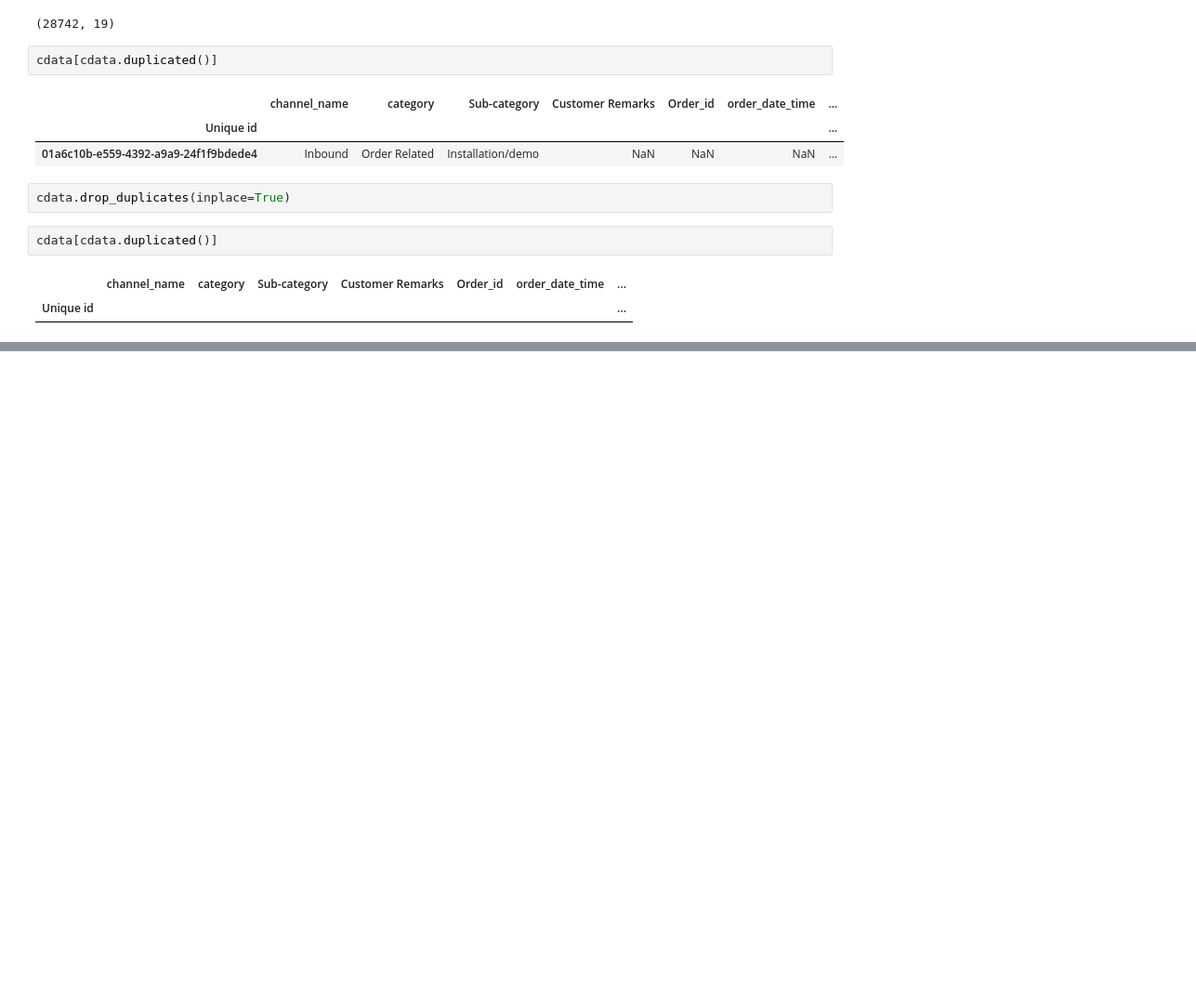
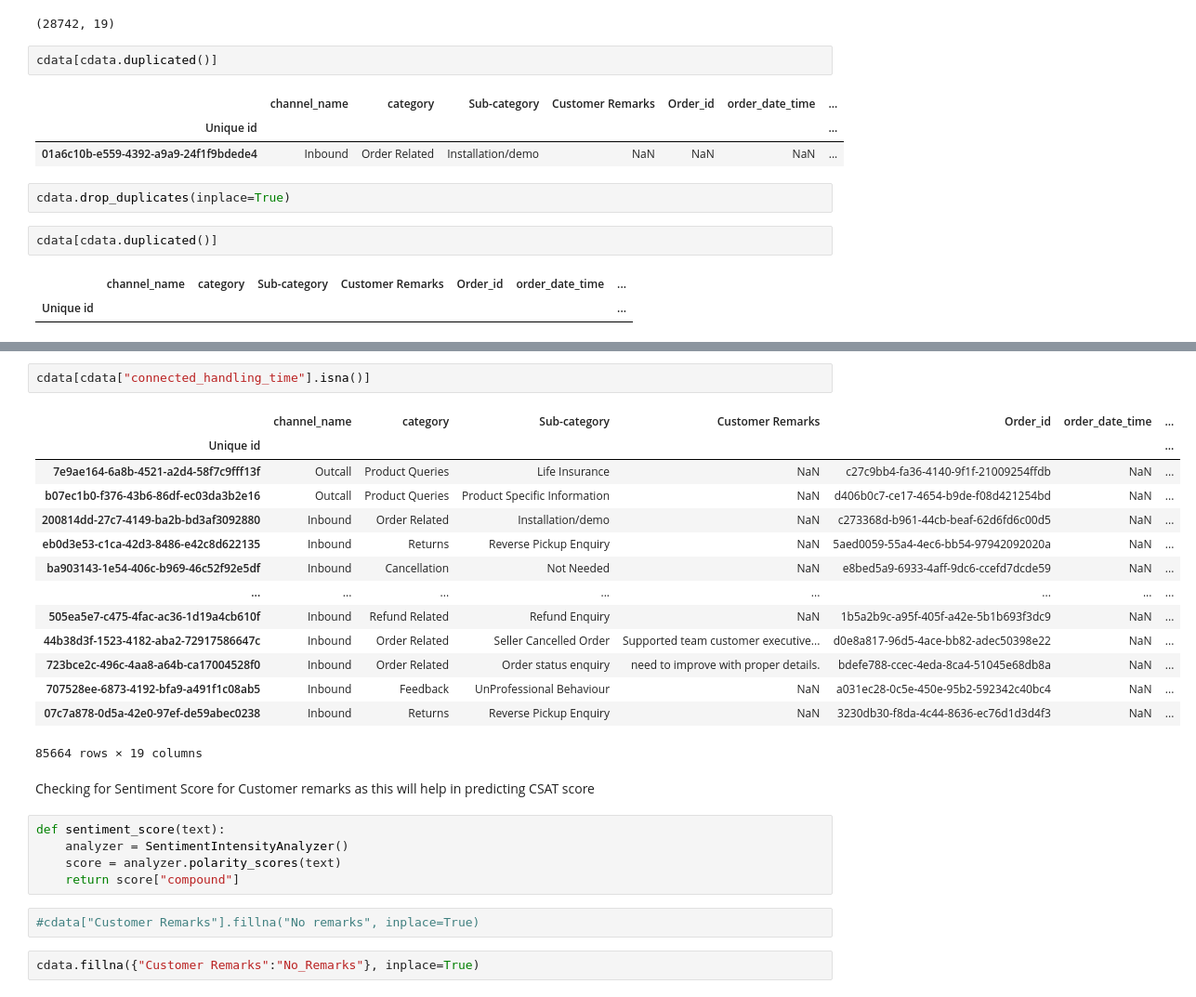
Before and after one commit to sushantkas/DEEP-CSAT-Project, a Jupyter notebook: EDA.ipynb, the cells around one changed output, grey strips where cells are left out. Shown: that part at 93% size. Cells and saved outputs as stored; diff of their text form; blank space fills up the shorter version.

```diff
--- a/EDA.ipynb
+++ b/EDA.ipynb
@@ -145,0 +247,28 @@ cdata[cdata.duplicated()]
+# %%
+cdata[cdata["connected_handling_time"].isna()]
+# %% [output]
+|  | channel_name | category | Sub-category | Customer Remarks | Order_id | order_date_time | ... |
+| Unique id |  |  |  |  |  |  | ... |
+| 7e9ae164-6a8b-4521-a2d4-58f7c9fff13f | Outcall | Product Queries | Life Insurance | NaN | c27c9bb4-fa36-4140-9f1f-21009254ffdb | NaN | ... |
+| b07ec1b0-f376-43b6-86df-ec03da3b2e16 | Outcall | Product Queries | Product Specific Information | NaN | d406b0c7-ce17-4654-b9de-f08d421254bd | NaN | ... |
+| 200814dd-27c7-4149-ba2b-bd3af3092880 | Inbound | Order Related | Installation/demo | NaN | c273368d-b961-44cb-beaf-62d6fd6c00d5 | NaN | ... |
+| eb0d3e53-c1ca-42d3-8486-e42c8d622135 | Inbound | Returns | Reverse Pickup Enquiry | NaN | 5aed0059-55a4-4ec6-bb54-97942092020a | NaN | ... |
+| ba903143-1e54-406c-b969-46c52f92e5df | Inbound | Cancellation | Not Needed | NaN | e8bed5a9-6933-4aff-9dc6-ccefd7dcde59 | NaN | ... |
+| ... | ... | ... | ... | ... | ... | ... | ... |
+| 505ea5e7-c475-4fac-ac36-1d19a4cb610f | Inbound | Refund Related | Refund Enquiry | NaN | 1b5a2b9c-a95f-405f-a42e-5b1b693f3dc9 | NaN | ... |
+| 44b38d3f-1523-4182-aba2-72917586647c | Inbound | Order Related | Seller Cancelled Order | Supported team customer executive... | d0e8a817-96d5-4ace-bb82-adec50398e22 | NaN | ... |
+| 723bce2c-496c-4aa8-a64b-ca17004528f0 | Inbound | Order Related | Order status enquiry | need to improve with proper details. | bdefe788-ccec-4eda-8ca4-51045e68db8a | NaN | ... |
+| 707528ee-6873-4192-bfa9-a491f1c08ab5 | Inbound | Feedback | UnProfessional Behaviour | NaN | a031ec28-0c5e-450e-95b2-592342c40bc4 | NaN | ... |
+| 07c7a878-0d5a-42e0-97ef-de59abec0238 | Inbound | Returns | Reverse Pickup Enquiry | NaN | 3230db30-f8da-4c44-8636-ec76d1d3d4f3 | NaN | ... |
+85664 rows × 19 columns
+# %% [markdown]
+Checking for Sentiment Score for Customer remarks as this will help in predicting CSAT score
+# %%
+def sentiment_score(text):
+    analyzer = SentimentIntensityAnalyzer()
+    score = analyzer.polarity_scores(text)
+    return score["compound"]
+# %%
+#cdata["Customer Remarks"].fillna("No remarks", inplace=True)
+# %%
+cdata.fillna({"Customer Remarks":"No_Remarks"}, inplace=True)
```
Also changed, not shown: parts of 37 cells of this notebook, 1 other file.
